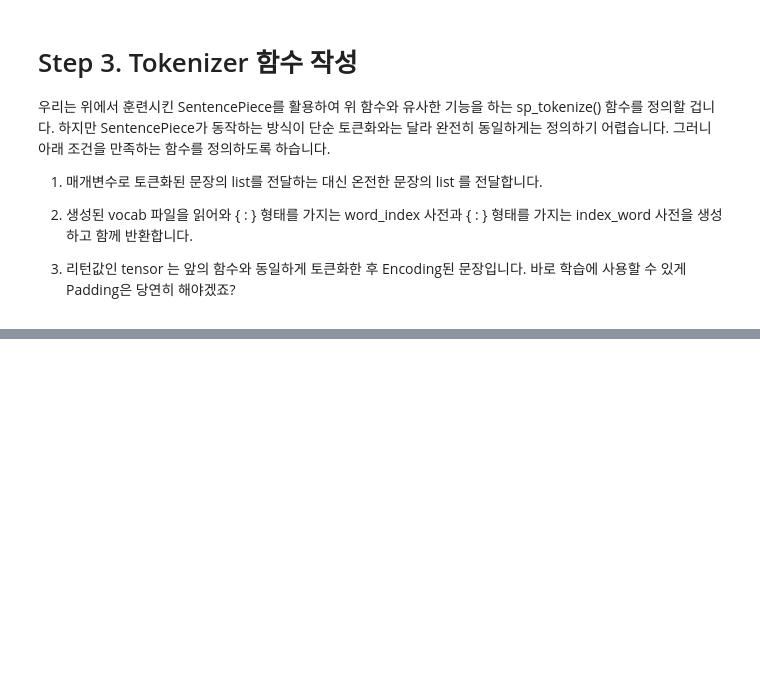
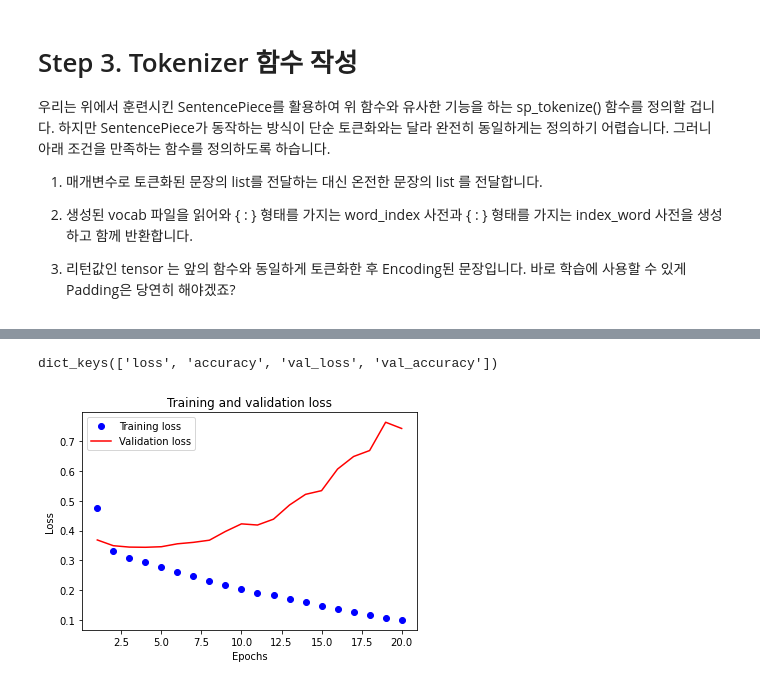
Before and after one commit to sgr1118/GD-NLP, a Jupyter notebook: [GD2_Use_SentencePiece].ipynb, the cells around one changed output, grey strips where cells are left out. Drawn from its saved outputs; the diff is of its cells as text; code cells hidden in the pictures; blank space fills up the shorter version.

```diff
--- a/[GD2_Use_SentencePiece].ipynb
+++ b/[GD2_Use_SentencePiece].ipynb
@@ -413,0 +420,3 @@ print(tensor)
+# %%
+# 텐서와 단어 사전 나누기
+tensor, word_index, index_word = sp_tokenize(s, df['document'])
@@ -413,0 +467,15 @@ print(tensor)
+# %%
+# 학습 진행하기
+
+model_BILSTM.compile(optimizer='adam',
+              loss='binary_crossentropy',
+              metrics=['accuracy'])
+
+epochs = 20
+# 앞선 모델들이 낮은 에포크에서 이미 validation loss가 증가하는 현상을 보여 에포크를 10으로 낮춰서 학습해보기로 결정하였다.
+
+history5 = model_BILSTM.fit(x_train, y_train,
+                    epochs=epochs,
+                    batch_size=512,
+                    validation_data=(x_val, y_val),
+                    verbose=1)
@@ -413,0 +500,29 @@ print(tensor)
+# %%
+# 그래프 dict_keys
+
+history_dict5 = history5.history
+print(history_dict5.keys()) # epoch에 따른 그래프를 그려볼 수 있는 항목들
+# %% [output]
+dict_keys(['loss', 'accuracy', 'val_loss', 'val_accuracy'])
+# %%
+import matplotlib.pyplot as plt
+
+acc = history_dict5['accuracy']
+val_acc = history_dict5['val_accuracy']
+loss = history_dict5['loss']
+val_loss = history_dict5['val_loss']
+
+epochs = range(1, len(acc) + 1)
+
+# "bo"는 "파란색 점"입니다
+plt.plot(epochs, loss, 'bo', label='Training loss')
+# r는 "빨간 실선"입니다
+plt.plot(epochs, val_loss, 'r', label='Validation loss')
+plt.title('Training and validation loss')
+plt.xlabel('Epochs')
+plt.ylabel('Loss')
+plt.legend()
+
+plt.show()
+# %% [output]
+[figure, added]
```
Also changed, not shown: parts of 24 cells of this notebook.
